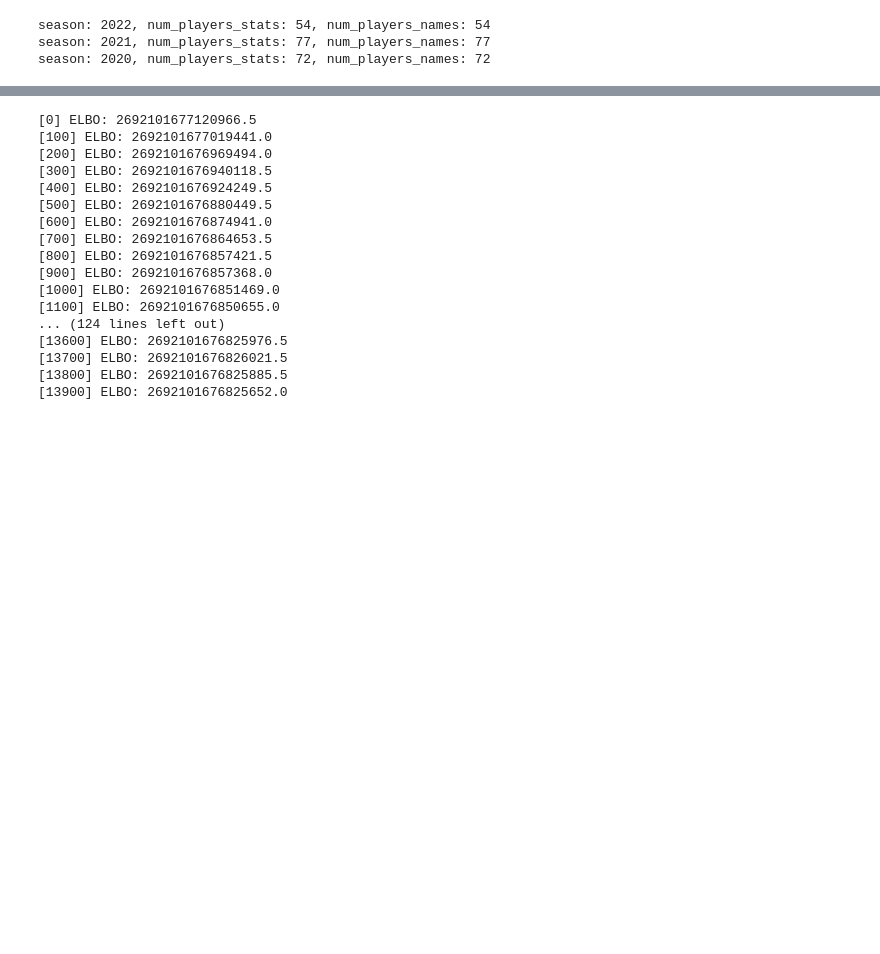
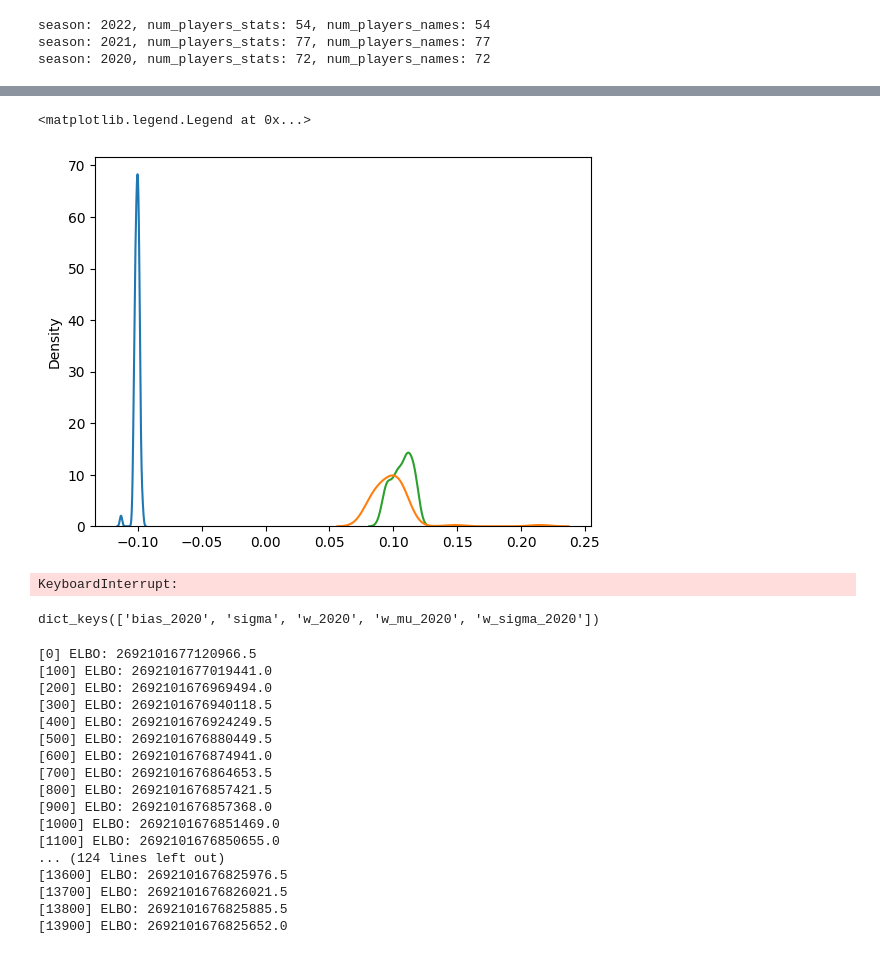
Before and after one commit to Maqerfoo/NBA_predictor, a Jupyter notebook: model.ipynb, the cells around one changed output, grey strips where cells are left out. Cells and saved outputs as stored; diff of their text form; code cells hidden in the pictures; blank space fills up the shorter version.

```diff
--- a/model.ipynb
+++ b/model.ipynb
@@ -323,0 +304,6 @@ ValueError: Model specification seems incorrect - cannot find valid initial para
+# %%
+sns.kdeplot(posterior_samples["w_2020"])
+plt.legend([],[], frameon=False)
+# %% [output]
+<matplotlib.legend.Legend at 0x...>
+[figure, added]
@@ -323,0 +419,16 @@ ValueError: Model specification seems incorrect - cannot find valid initial para
+# %%
+# Run inference in Pyro
+nuts_kernel = NUTS(model)
+mcmc = MCMC(nuts_kernel, num_samples=70, warmup_steps=10, num_chains=1)
+mcmc.run(playerstats_dict, Y, S, M_id_dict, GB_dict, name_dict,2020)
+
+# Show summary of inference results
+mcmc.summary()
+# %% [output]
+KeyboardInterrupt:
+# %%
+# Extract samples from posterior
+posterior_samples = mcmc.get_samples()
+posterior_samples.keys()
+# %% [output]
+dict_keys(['bias_2020', 'sigma', 'w_2020', 'w_mu_2020', 'w_sigma_2020'])
```
Also changed, not shown: parts of 13 cells of this notebook, 1 other file.
